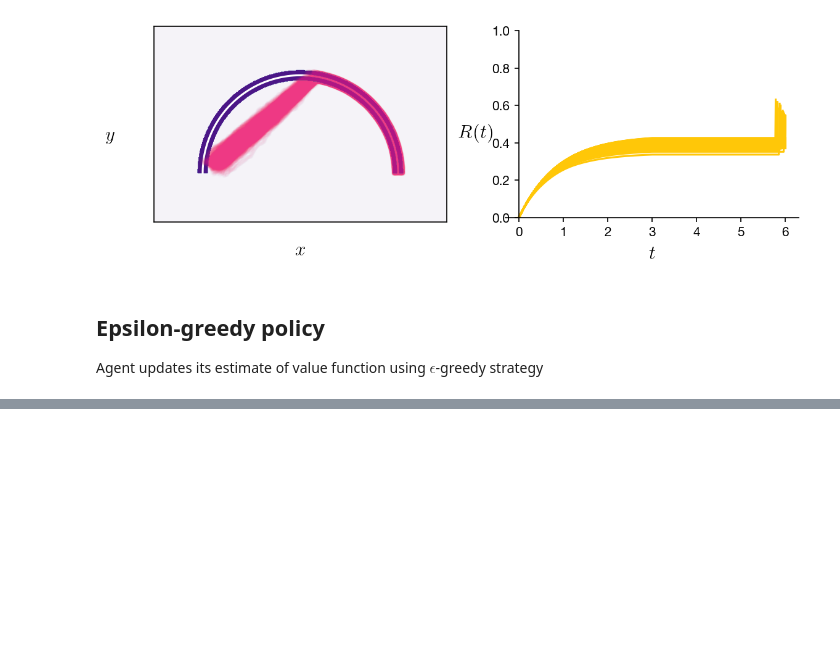
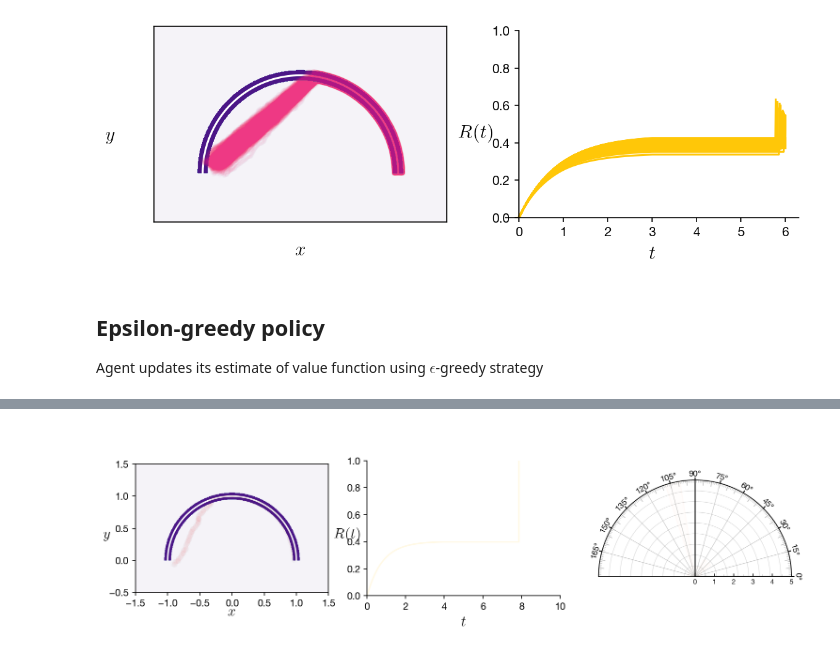
Before and after one commit to sgangaprasath/CollectiveTradeoff, a Jupyter notebook: LearningValueFn.ipynb, the cells around one changed output, grey strips where cells are left out. Cells and saved outputs as stored; diff of their text form; code cells hidden in the pictures; blank space fills up the shorter version.

```diff
--- a/LearningValueFn.ipynb
+++ b/LearningValueFn.ipynb
@@ -1182,0 +830,7 @@ plt.show()
+# %%
+importlib.reload(pF)
+fix, ax = pF.plotDef(5, p, xphm, yphm, phm)
+pF.plotDat(fix, ax, p, rxFull, ryFull, phxFull, phyFull, rwdFull, ag.valFn)
+plt.show()
+# %% [output]
+[figure, added]
```
Also changed, not shown: parts of 16 cells of this notebook, 3 other files.
